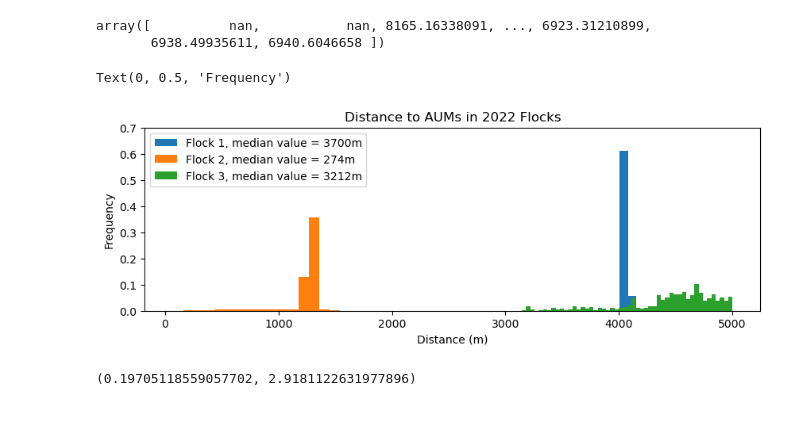
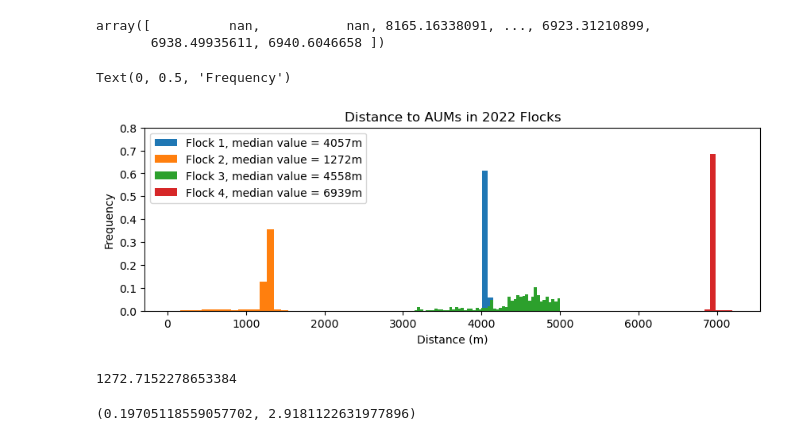
Before and after one commit to YinQingYuanQue/LivestockStudy, a Jupyter notebook: Code/GPS_Stats.ipynb, the cells around one changed output. Saved outputs shown, nothing was run; the diff lists cells and outputs as text; code cells hidden in the pictures.

Commit message:
Flock 2022 and 2023 shown in the same hist

```diff
--- a/Code/GPS_Stats.ipynb
+++ b/Code/GPS_Stats.ipynb
@@ -49,37 +49,51 @@ fig,ax = plt.subplots(figsize = (10,3))
 Flock1 = []
 tmp_flock = Dist_942[Dist_942['NEAR_DIST']<5000]
 Flock1.append(tmp_flock['NEAR_DIST'].values)
 tmp_flock = Dist_943[Dist_943['NEAR_DIST']<5000]
 Flock1.append(tmp_flock['NEAR_DIST'].values)
 tmp_flock = Dist_939[Dist_939['NEAR_DIST']<5000]
 Flock1.append(tmp_flock['NEAR_DIST'].values)
 Flock1 = np.concatenate(Flock1)
 
 Flock2 = []
 tmp_flock = Dist_947[Dist_947['NEAR_DIST']<5000]
 Flock2.append(tmp_flock['NEAR_DIST'].values)
 Flock2 = np.concatenate(Flock2)
 
 Flock3 = []
 tmp_flock = Dist_1101[Dist_1101['NEAR_DIST']<5000]
 Flock3.append(tmp_flock['NEAR_DIST'].values)
 Flock3 = np.concatenate(Flock3)
 
+Flock4 = []
+tmp_flock = Dist_942_23[(Dist_942_23['NEAR_DIST']<7200) & (Dist_942_23['NEAR_DIST']>5000)]
+Flock4.append(tmp_flock['NEAR_DIST'].values)
+tmp_flock = Dist_947_23[(Dist_947_23['NEAR_DIST']<7200) & (Dist_942_23['NEAR_DIST']>5000)]
+Flock4.append(tmp_flock['NEAR_DIST'].values)
+Flock4 = np.concatenate(Flock4)
 
 
-plt.hist(Flock1,bins = 50, label = 'Flock 1, median value = ' + str(int(np.percentile(Flock1,0.5))) + 'm', density = True)
-plt.hist(Flock2,bins = 50, label = 'Flock 2, median value = ' + str(int(np.percentile(Flock2,0.5))) + 'm', density = True)
-plt.hist(Flock3,bins = 50, label = 'Flock 3, median value = ' + str(int(np.percentile(Flock3,0.5))) + 'm', density = True)
+
+plt.hist(Flock1,bins = 50, label = 'Flock 1, median value = ' + str(int(np.percentile(Flock1,50))) + 'm', density = True)
+plt.hist(Flock2,bins = 50, label = 'Flock 2, median value = ' + str(int(np.percentile(Flock2,50))) + 'm', density = True)
+plt.hist(Flock3,bins = 50, label = 'Flock 3, median value = ' + str(int(np.percentile(Flock3,50))) + 'm', density = True)
+plt.hist(Flock4,bins = 10, label = 'Flock 4, median value = ' + str(int(np.percentile(Flock4,50))) + 'm', density = True)
+
 
 plt.title('Distance to AUMs in 2022 Flocks')
 yticks = plt.gca().get_yticks()
 plt.yticks(yticks, np.round(yticks * 50, 2))
 plt.legend()
 plt.xlabel('Distance (m)')
 plt.ylabel('Frequency')
 # %% [output]
 Text(0, 0.5, 'Frequency')
-[figure, old version]
+[figure, new version]
+# %%
+np.mean(Flock2)
+np.median(Flock2)
+# %% [output]
+1272.7152278653384
 # %%
 speed = df_939['speed']
 speed = np.sort(speed)
```
Also changed, not shown: 19 other files.
